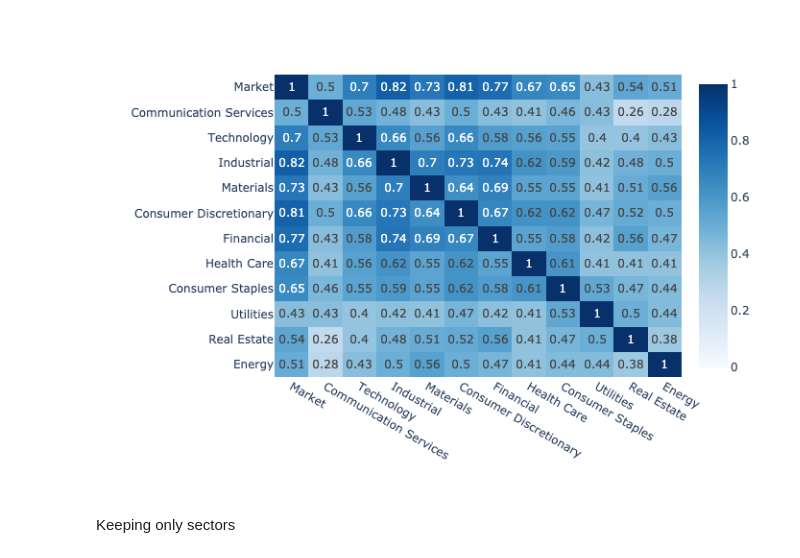
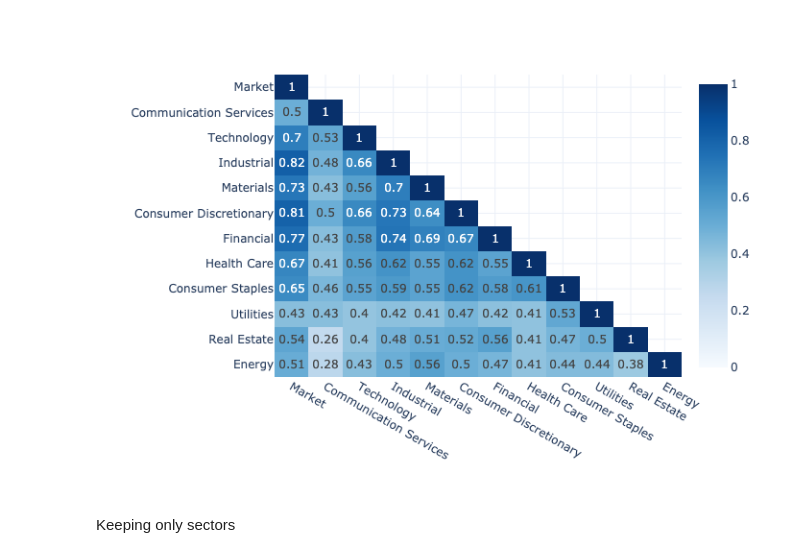
Before and after one commit to MegaCookies88/MSc.-Thesis-EVT-SP500, a Jupyter notebook: Jupyter_Notebooks/chi_network.ipynb, the cells around one changed output. Saved outputs shown, nothing was run; the diff lists cells and outputs as text; code cells hidden in the pictures.

```diff
--- a/Jupyter_Notebooks/chi_network.ipynb
+++ b/Jupyter_Notebooks/chi_network.ipynb
@@ -49,15 +49,19 @@ for i in range(12):
 
 chi_matrix = pd.DataFrame(chi_matrix, index=sectors, columns=sectors)
 # %%
-fig = px.imshow(chi_matrix.round(2), color_continuous_scale='Blues', range_color=[0,1], text_auto=True, aspect='auto').update_layout(
+M = np.array(chi_matrix.round(2))
+M[np.triu_indices(12,1)] = np.nan
+M = pd.DataFrame(M, index=sectors, columns=sectors)
+
+fig = px.imshow(M, color_continuous_scale='Blues', range_color=[0,1], text_auto=True, aspect='auto').update_layout(
     xaxis_title='', yaxis_title='',
     width=700
 )
 
 fig.write_image('../figures/chi_matrix.jpeg', scale=2)
 fig.show()
 # %% [output]
-[figure, old version]
+[figure, new version]
 # %% [markdown]
 Keeping only sectors
 # %%
```
